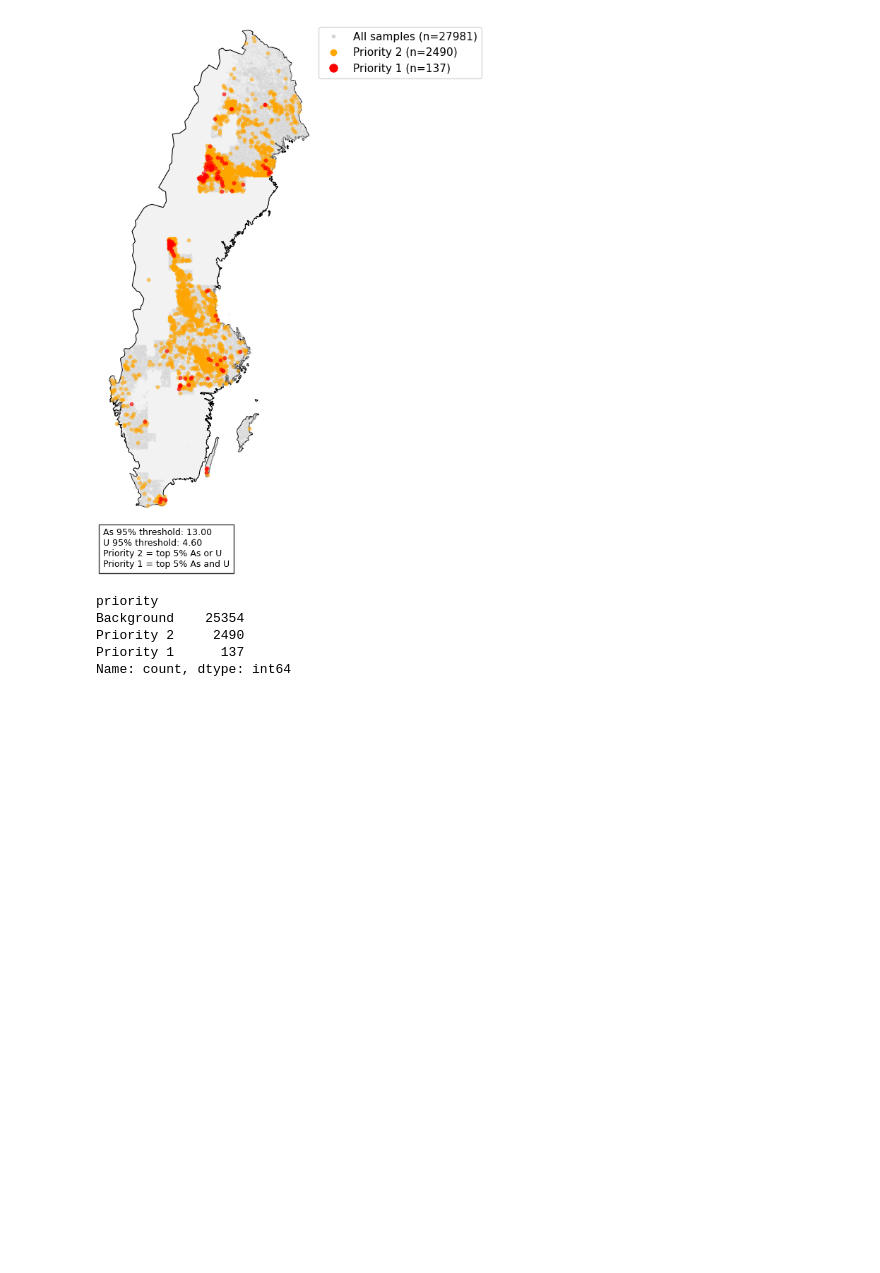
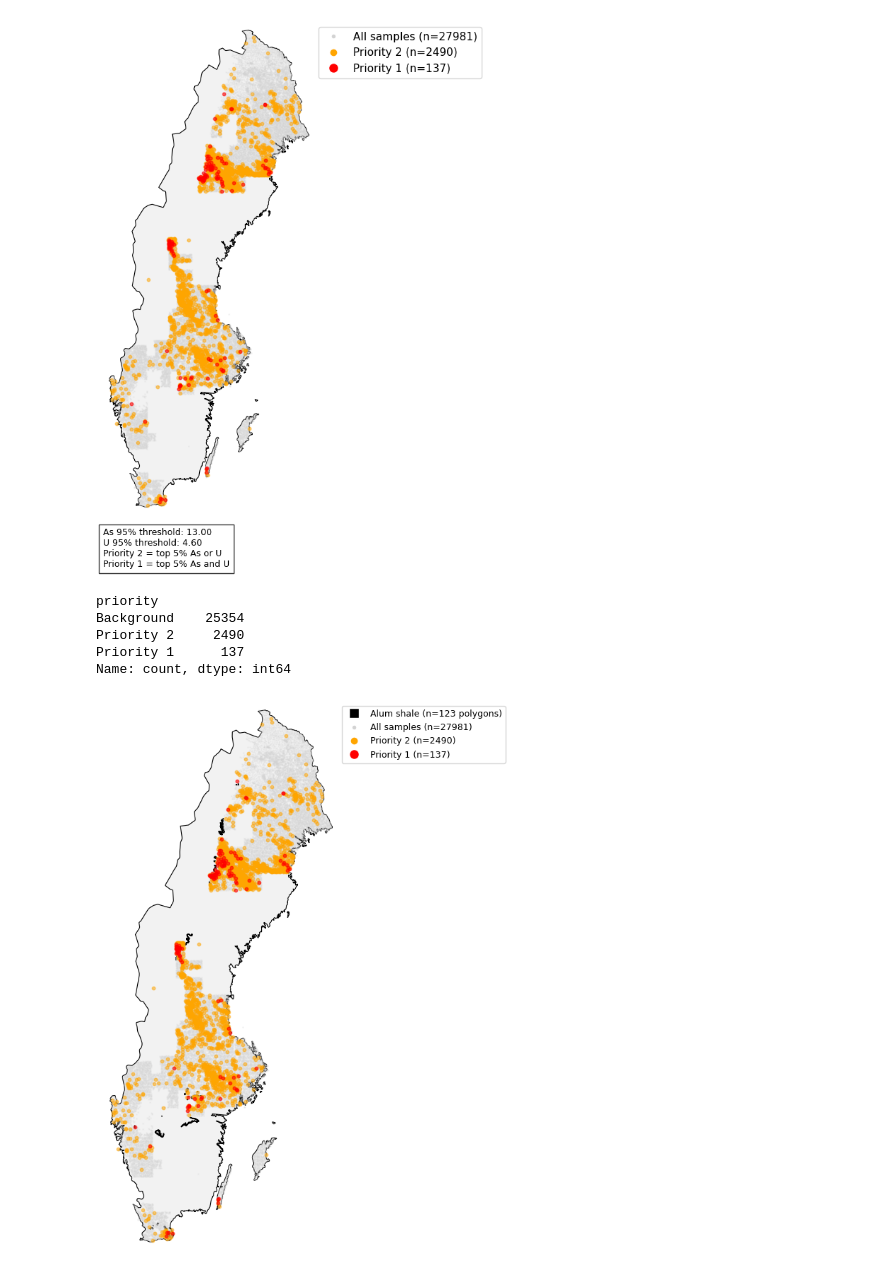
Before and after one commit to M-Tuy/GeoChem-DataLab, a Jupyter notebook: notebooks/As and U combined.ipynb, the cells around one changed output. Saved outputs shown, nothing was run; the diff lists cells and outputs as text; code cells hidden in the pictures; blank space fills up the shorter version.

Commit message:
Add alum shale overlay map and update report

```diff
--- a/notebooks/As and U combined.ipynb
+++ b/notebooks/As and U combined.ipynb
@@ -130,3 +134,45 @@ Background    25354
 Priority 2     2490
 Priority 1      137
 Name: count, dtype: int64
+# %%
+# Overlay: alum shale in strong, bold black
+fig, ax = plt.subplots(figsize=(6, 8))
+sweden.plot(ax=ax, edgecolor="black", facecolor="#f2f2f2", linewidth=0.8)
+
+# Alum shale: solid black fill + bold outline, drawn BEFORE sample points
+alum_shale.plot(ax=ax, color="black", alpha=1.0, edgecolor="black", linewidth=1.2)
+
+df_markgeodata.plot(ax=ax, color="lightgrey", markersize=0.5, alpha=0.25)
+priority2.plot(ax=ax, color="orange", markersize=10, alpha=0.5)
+priority1.plot(ax=ax, color="red", markersize=10, alpha=0.6)
+
+minx, miny, maxx, maxy = sweden.total_bounds
+pad = 20000
+ax.set_xlim(minx - pad, maxx + pad)
+ax.set_ylim(miny - pad, maxy + pad)
+
+legend_elements = [
+    mlines.Line2D([0], [0], marker="s", color="w",
+                  label=f"Alum shale (n={len(alum_shale)} polygons)",
+                  markerfacecolor="black", markersize=10),
+    mlines.Line2D([0], [0], marker="o", color="w",
+                  label=f"All samples (n={len(df_markgeodata)})",
+                  markerfacecolor="lightgrey", markersize=5),
+    mlines.Line2D([0], [0], marker="o", color="w",
+                  label=f"Priority 2 (n={len(priority2)})",
+                  markerfacecolor="orange", markersize=8),
+    mlines.Line2D([0], [0], marker="o", color="w",
+                  label=f"Priority 1 (n={len(priority1)})",
+                  markerfacecolor="red", markersize=10)
+]
+ax.legend(handles=legend_elements, loc="upper left", bbox_to_anchor=(1.0, 1.0),
+          borderaxespad=0.3, fontsize=9, frameon=True)
+ax.set_axis_off()
+plt.tight_layout()
+fig.savefig(
+    r"C:/Projects/GeoChem-DataLab/results/alum_shale_priority_overlay.png",
+    dpi=300, bbox_inches="tight"
+)
+plt.show()
+# %% [output]
+[figure, added]
```
Also changed, not shown: parts of 1 cell of this notebook, 3 other files.
